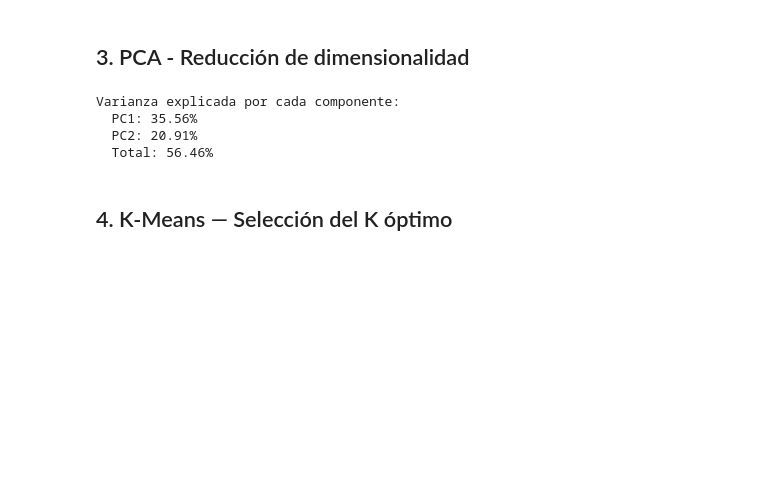
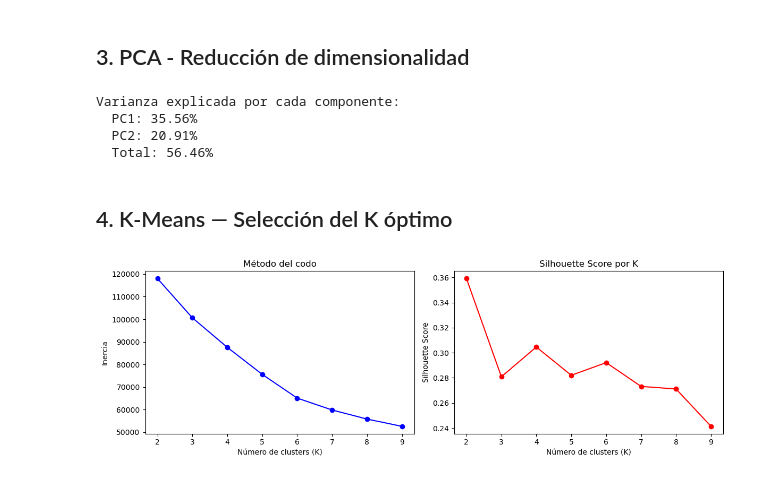
Before and after one commit to JaimeMancilla/p5-airbnb-dashboard, a Jupyter notebook: notebooks/05_clustering.ipynb, the cells around one changed output. Cells and saved outputs as stored; diff of their text form; code cells hidden in the pictures; blank space fills up the shorter version.

Commit message:
feat: notebook clustering - PCA y método del codo

```diff
--- a/notebooks/05_clustering.ipynb
+++ b/notebooks/05_clustering.ipynb
@@ -104,3 +104,34 @@ Varianza explicada por cada componente:
   Total: 56.46%
 # %% [markdown]
 ## 4. K-Means — Selección del K óptimo
+# %%
+%matplotlib inline
+
+# Método del codo
+inercias = []
+silhouettes = []
+rango_k = range(2,10)
+
+for k in rango_k:
+    kmeans = KMeans(n_clusters=k, random_state=42, n_init=10)
+    kmeans.fit(X_scaled)
+    inercias.append(kmeans.inertia_)
+    silhouettes.append(silhouette_score(X_scaled, kmeans.labels_))
+
+# Graficar
+fig, (ax1, ax2) = plt.subplots(1, 2, figsize=(12,4))
+
+ax1.plot(rango_k, inercias, 'bo-')
+ax1.set_xlabel('Número de clusters (K)')
+ax1.set_ylabel('Inercia')
+ax1.set_title('Método del codo')
+
+ax2.plot(rango_k, silhouettes, 'ro-')
+ax2.set_xlabel('Número de clusters (K)')
+ax2.set_ylabel('Silhouette Score')
+ax2.set_title('Silhouette Score por K')
+
+plt.tight_layout()
+plt.show()
+# %% [output]
+[figure, added]
```
